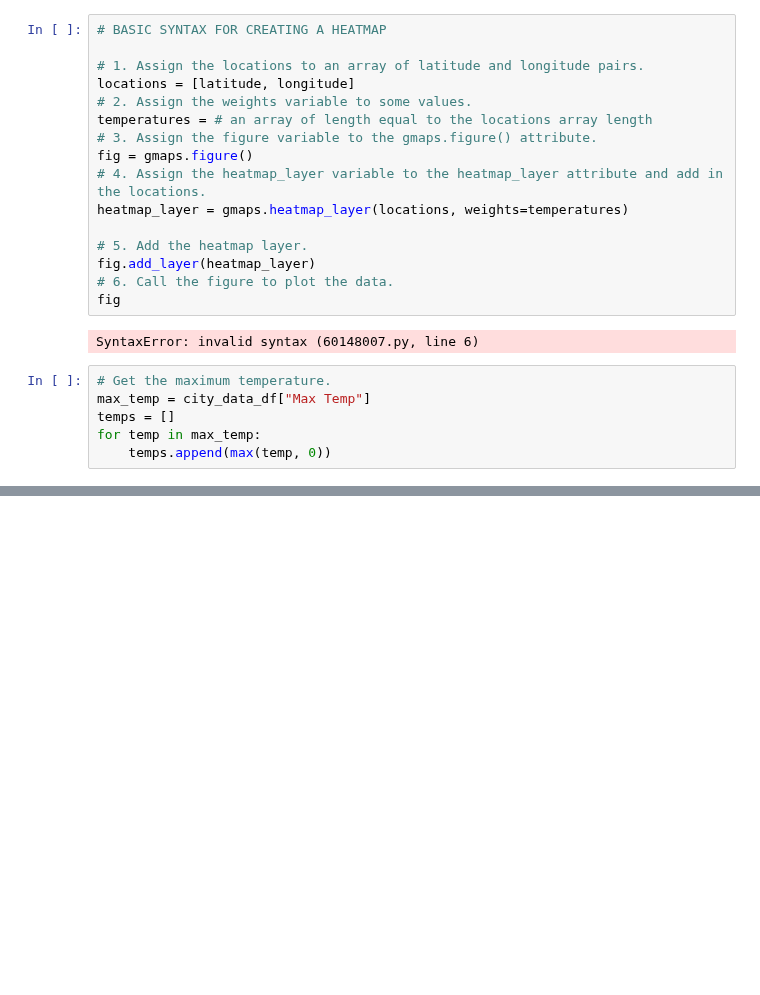
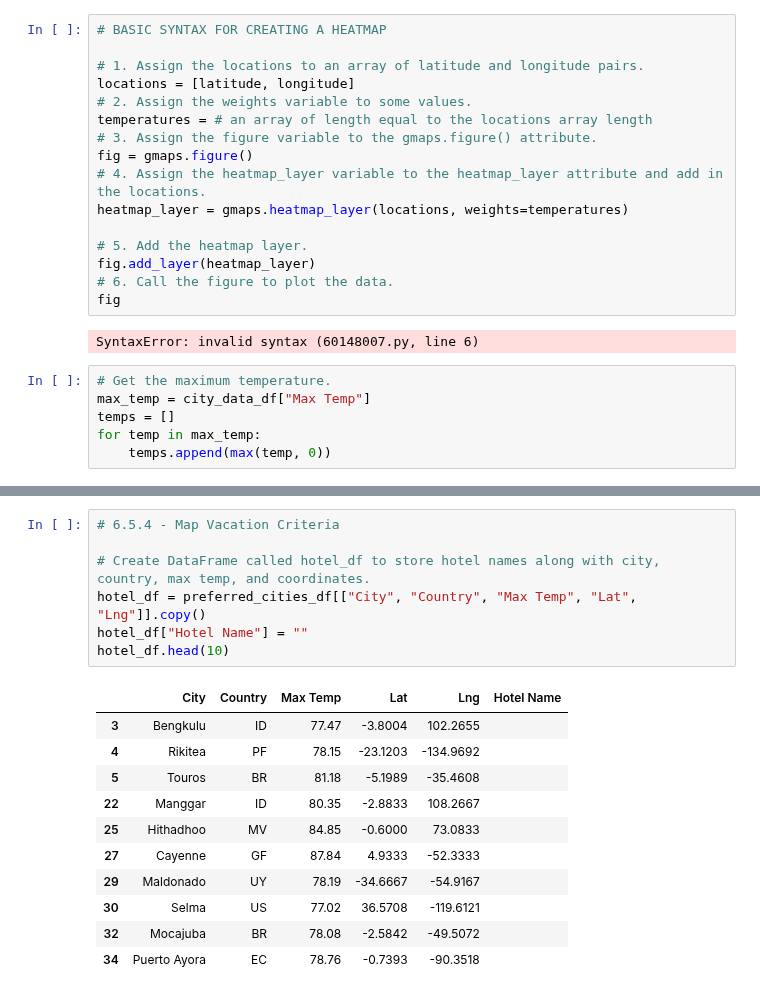
Before and after one commit to lawnshogan/World_Weather_Analysis, a Jupyter notebook: Practice/WeatherPy.ipynb, the cells around one changed output, grey strips where cells are left out. Drawn from its saved outputs; the diff is of its cells as text; blank space fills up the shorter version.

```diff
--- a/Practice/WeatherPy.ipynb
+++ b/Practice/WeatherPy.ipynb
@@ -710,0 +784,19 @@ fig
+# %%
+# 6.5.4 - Map Vacation Criteria
+
+# Create DataFrame called hotel_df to store hotel names along with city, country, max temp, and coordinates.
+hotel_df = preferred_cities_df[["City", "Country", "Max Temp", "Lat", "Lng"]].copy()
+hotel_df["Hotel Name"] = ""
+hotel_df.head(10)
+# %% [output]
+|  | City | Country | Max Temp | Lat | Lng | Hotel Name |
+| 3 | Bengkulu | ID | 77.47 | -3.8004 | 102.2655 |  |
+| 4 | Rikitea | PF | 78.15 | -23.1203 | -134.9692 |  |
+| 5 | Touros | BR | 81.18 | -5.1989 | -35.4608 |  |
+| 22 | Manggar | ID | 80.35 | -2.8833 | 108.2667 |  |
+| 25 | Hithadhoo | MV | 84.85 | -0.6000 | 73.0833 |  |
+| 27 | Cayenne | GF | 87.84 | 4.9333 | -52.3333 |  |
+| 29 | Maldonado | UY | 78.19 | -34.6667 | -54.9167 |  |
+| 30 | Selma | US | 77.02 | 36.5708 | -119.6121 |  |
+| 32 | Mocajuba | BR | 78.08 | -2.5842 | -49.5072 |  |
+| 34 | Puerto Ayora | EC | 78.76 | -0.7393 | -90.3518 |  |
```
Also changed, not shown: parts of 5 cells of this notebook.
